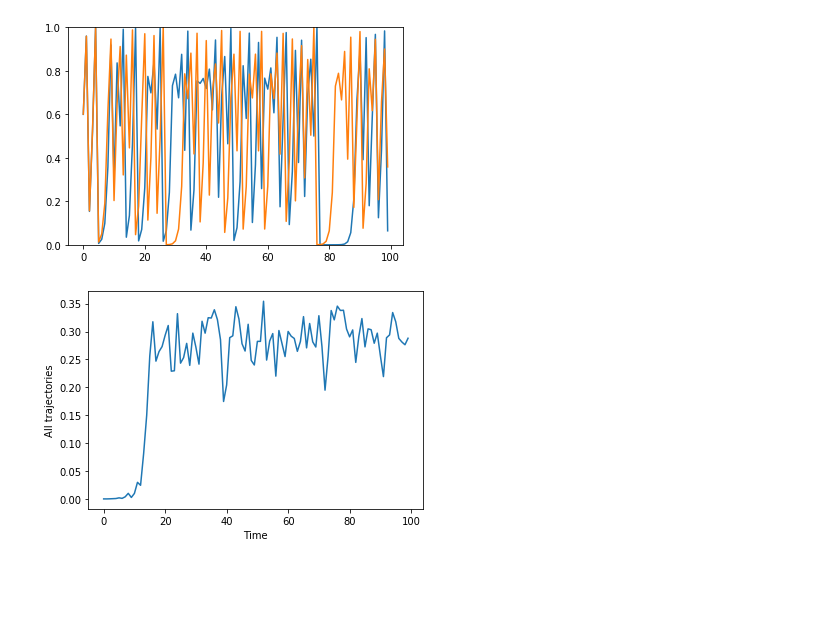
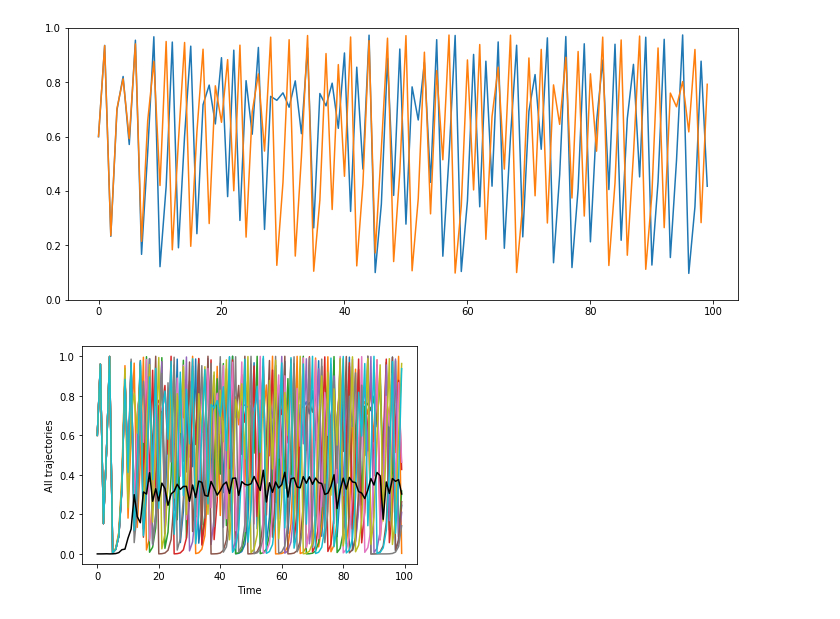
Before and after one commit to Pastasauce5/CompBio, a Jupyter notebook: Class_4.ipynb, the cells around one changed output. Saved outputs shown, nothing was run; the diff lists cells and outputs as text; code cells hidden in the pictures; blank space fills up the shorter version.

```diff
--- a/Class_4.ipynb
+++ b/Class_4.ipynb
@@ -6,7 +6,7 @@ nstep = 50
 figure = plt.figure()
 x = .66
 a = 0
-for r in np.arange(2.8,4,.001):
+for r in np.arange(2.8,4,.0001):
     a = a + 1
     for i in range(nstep + a % 50):
         x = x*r*(1-x)
@@ -15,29 +17,31 @@ for r in np.arange(2.8,4,.001):
 # %%
 nsteps = 100
 x = np.zeros(nsteps)
 x[0] = .6
-r = 4
-fig = plt.figure()
+r = 3.9
+plt.figure(figsize=(12,5))
 A = ([.60,.601])
 for x[0] in A:
     for i in range (1,nsteps):
         x[i] = x[i-1]*r*(1-x[i-1])
     plt.plot(x);
     plt.ylim(0,1)
 # %% [output]
-[figure, old version]
+[figure, new version]
 # %%
-nstep = 100
+nsteps = 100
 ntraces = 10
-r=3.9
+r= 4
 wiggle = 0.0001
 x = np.zeros(shape = (nsteps,ntraces)) #Creates a matrix of zeros
 for itrace in range(ntraces):
-    x[0,itrace] = 0.6+np.random.randn(1)*wiggle
+    x[0,itrace] = 0.6 + np.random.randn(1)*wiggle
     for istep in range(1,nsteps):
         x[istep,itrace] = r*x[istep - 1, itrace]*(1 - x[istep-1, itrace])
-plt.plot(np.std(x, axis = 1))
+
 plt.xlabel('Time')
-plt.ylabel('All trajectories');
+plt.ylabel('All trajectories')
+plt.plot(x)
+plt.plot(np.std(x,1),'k');
 # %% [output]
-[figure, old version]
+[figure, new version]
```
Also changed, not shown: parts of 1 cell of this notebook, 3 other files.
